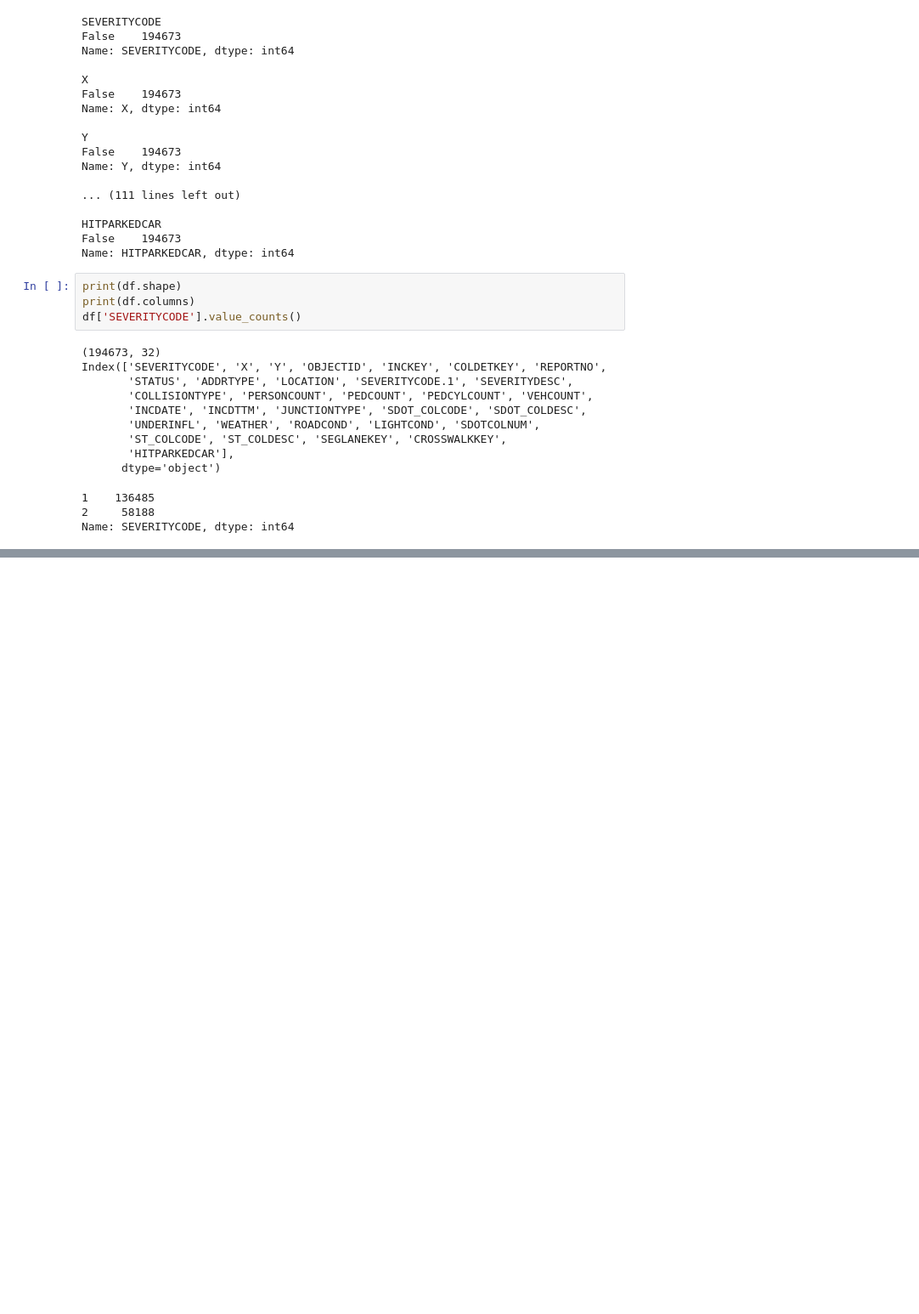
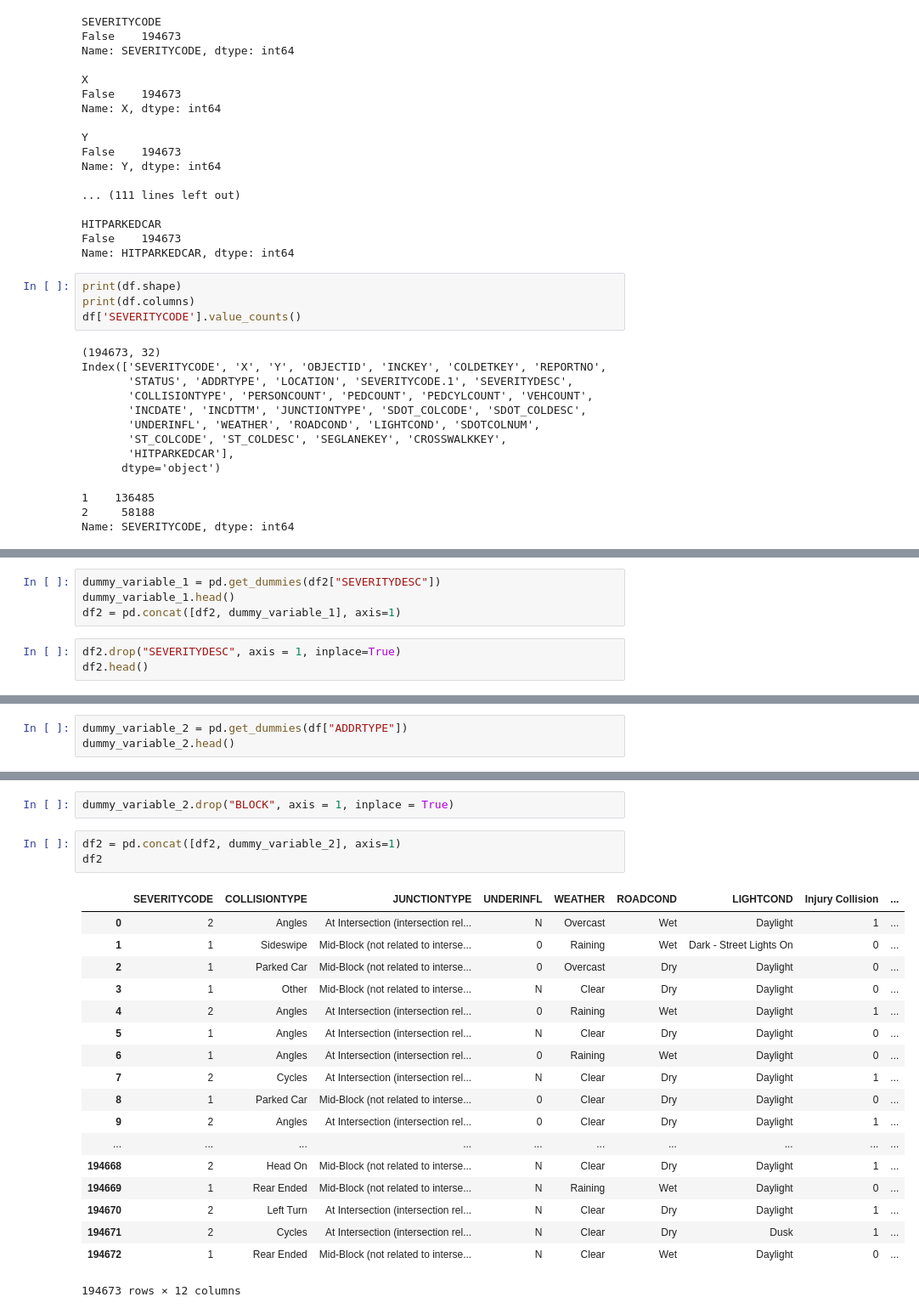
Before and after one commit to willm625/Coursera_Capstone, a Jupyter notebook: cap_nb.ipynb, the cells around one changed output, grey strips where cells are left out. Shown at 85% size. Saved outputs shown, nothing was run; the diff lists cells and outputs as text; blank space fills up the shorter version.

```diff
--- a/cap_nb.ipynb
+++ b/cap_nb.ipynb
@@ -163,0 +175,7 @@ Name: SEVERITYCODE, dtype: int64
+# %%
+dummy_variable_1 = pd.get_dummies(df2["SEVERITYDESC"])
+dummy_variable_1.head()
+df2 = pd.concat([df2, dummy_variable_1], axis=1)
+# %%
+df2.drop("SEVERITYDESC", axis = 1, inplace=True)
+df2.head()
@@ -163,0 +189,3 @@ Name: SEVERITYCODE, dtype: int64
+# %%
+dummy_variable_2 = pd.get_dummies(df["ADDRTYPE"])
+dummy_variable_2.head()
@@ -163,0 +199,24 @@ Name: SEVERITYCODE, dtype: int64
+# %%
+dummy_variable_2.drop("BLOCK", axis = 1, inplace = True)
+# %%
+df2 = pd.concat([df2, dummy_variable_2], axis=1)
+df2
+# %% [output]
+|  | SEVERITYCODE | COLLISIONTYPE | JUNCTIONTYPE | UNDERINFL | WEATHER | ROADCOND | LIGHTCOND | Injury Collision | ... |
+| 0 | 2 | Angles | At Intersection (intersection rel... | N | Overcast | Wet | Daylight | 1 | ... |
+| 1 | 1 | Sideswipe | Mid-Block (not related to interse... | 0 | Raining | Wet | Dark - Street Lights On | 0 | ... |
+| 2 | 1 | Parked Car | Mid-Block (not related to interse... | 0 | Overcast | Dry | Daylight | 0 | ... |
+| 3 | 1 | Other | Mid-Block (not related to interse... | N | Clear | Dry | Daylight | 0 | ... |
+| 4 | 2 | Angles | At Intersection (intersection rel... | 0 | Raining | Wet | Daylight | 1 | ... |
+| 5 | 1 | Angles | At Intersection (intersection rel... | N | Clear | Dry | Daylight | 0 | ... |
+| 6 | 1 | Angles | At Intersection (intersection rel... | 0 | Raining | Wet | Daylight | 0 | ... |
+| 7 | 2 | Cycles | At Intersection (intersection rel... | N | Clear | Dry | Daylight | 1 | ... |
+| 8 | 1 | Parked Car | Mid-Block (not related to interse... | 0 | Clear | Dry | Daylight | 0 | ... |
+| 9 | 2 | Angles | At Intersection (intersection rel... | 0 | Clear | Dry | Daylight | 1 | ... |
+| ... | ... | ... | ... | ... | ... | ... | ... | ... | ... |
+| 194668 | 2 | Head On | Mid-Block (not related to interse... | N | Clear | Dry | Daylight | 1 | ... |
+| 194669 | 1 | Rear Ended | Mid-Block (not related to interse... | N | Raining | Wet | Daylight | 0 | ... |
+| 194670 | 2 | Left Turn | At Intersection (intersection rel... | N | Clear | Dry | Daylight | 1 | ... |
+| 194671 | 2 | Cycles | At Intersection (intersection rel... | N | Clear | Dry | Dusk | 1 | ... |
+| 194672 | 1 | Rear Ended | Mid-Block (not related to interse... | N | Clear | Wet | Daylight | 0 | ... |
+194673 rows × 12 columns
```
Also changed, not shown: parts of 28 cells of this notebook.
